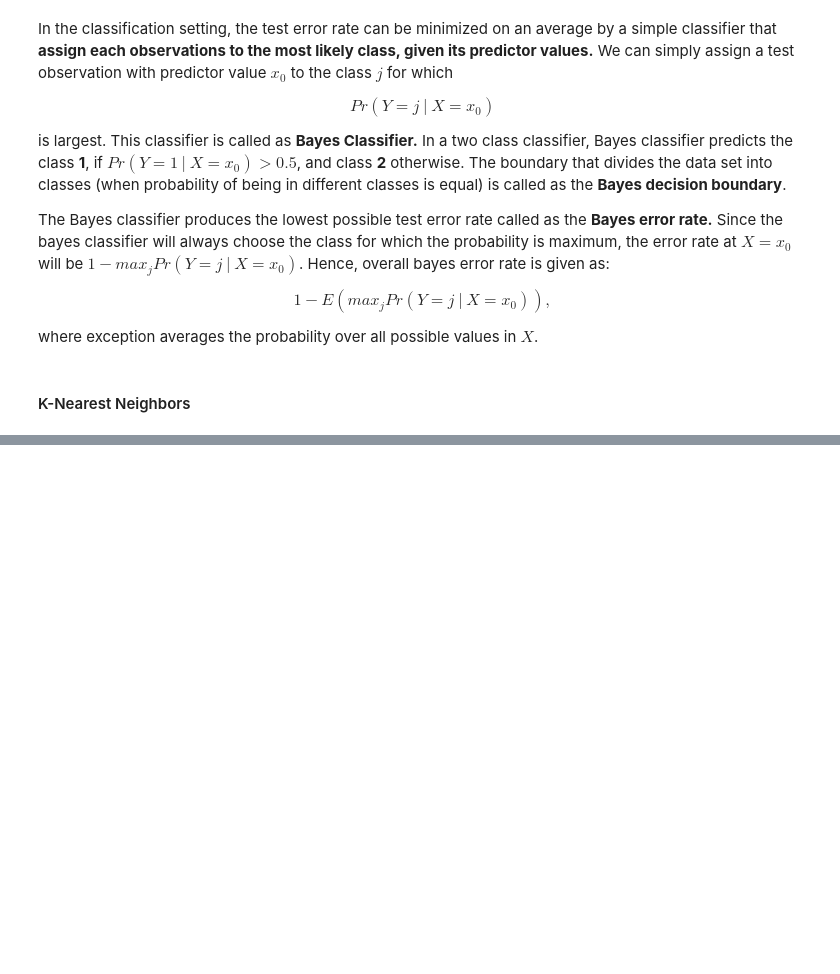
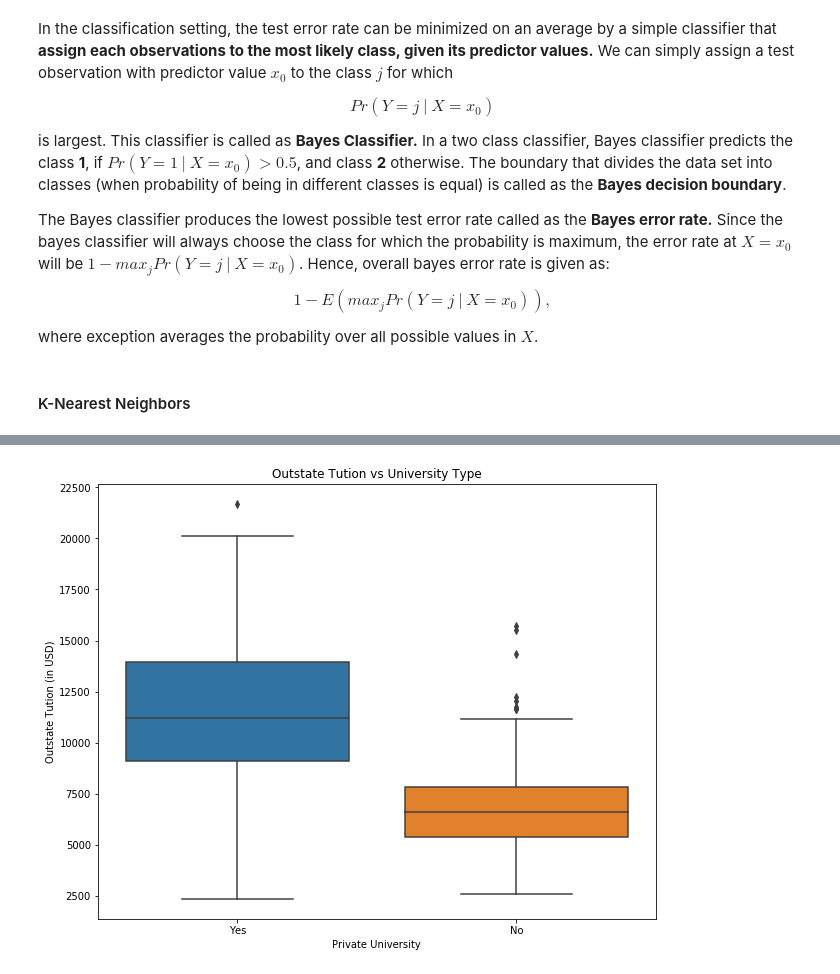
Before and after one commit to amitrajan012/Introduction-to-Statistical-Learning, a Jupyter notebook: Statistical Learning.ipynb, the cells around one changed output, grey strips where cells are left out. Drawn from its saved outputs; the diff is of its cells as text; code cells hidden in the pictures; blank space fills up the shorter version.

```diff
--- a/Statistical Learning.ipynb
+++ b/Statistical Learning.ipynb
@@ -176,0 +265,14 @@ Despite the fact that it is a very simple approach, KNN can often produce classi
+# %%
+# produce side-by-side boxplots of Outstate versus Private.
+import matplotlib.pyplot as plt
+
+fig = plt.figure(figsize=(10, 8))
+ax = fig.add_subplot(111)
+
+sns.boxplot(x="Private", y="Outstate", data=college)
+ax.set_xlabel('Private University')
+ax.set_ylabel('Outstate Tution (in USD)')
+ax.set_title('Outstate Tution vs University Type')
+plt.show()
+# %% [output]
+[figure, added]
```
Also changed, not shown: parts of 39 cells of this notebook.
